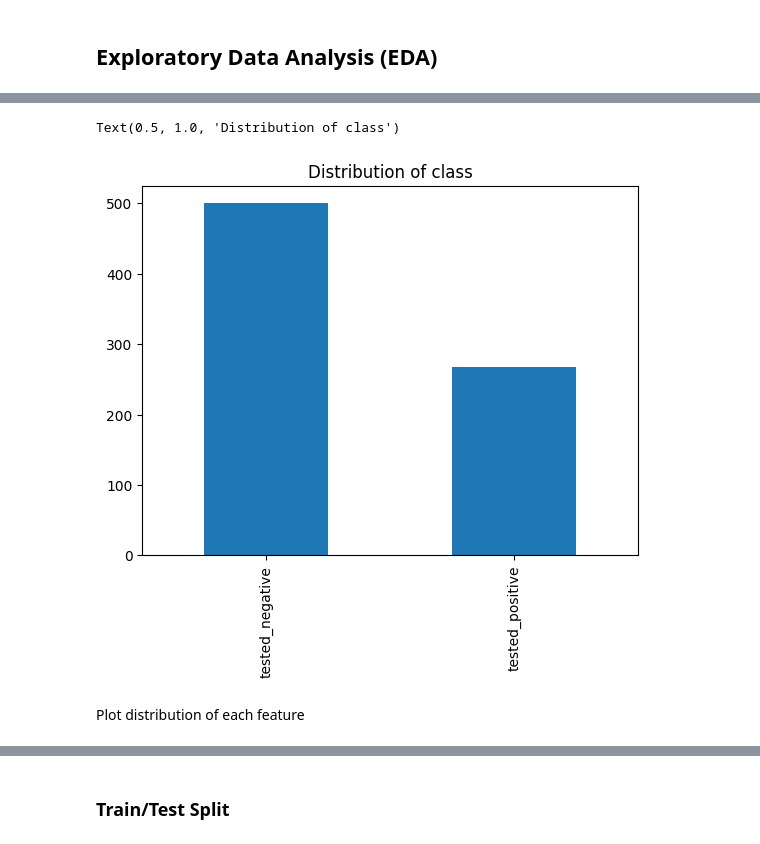
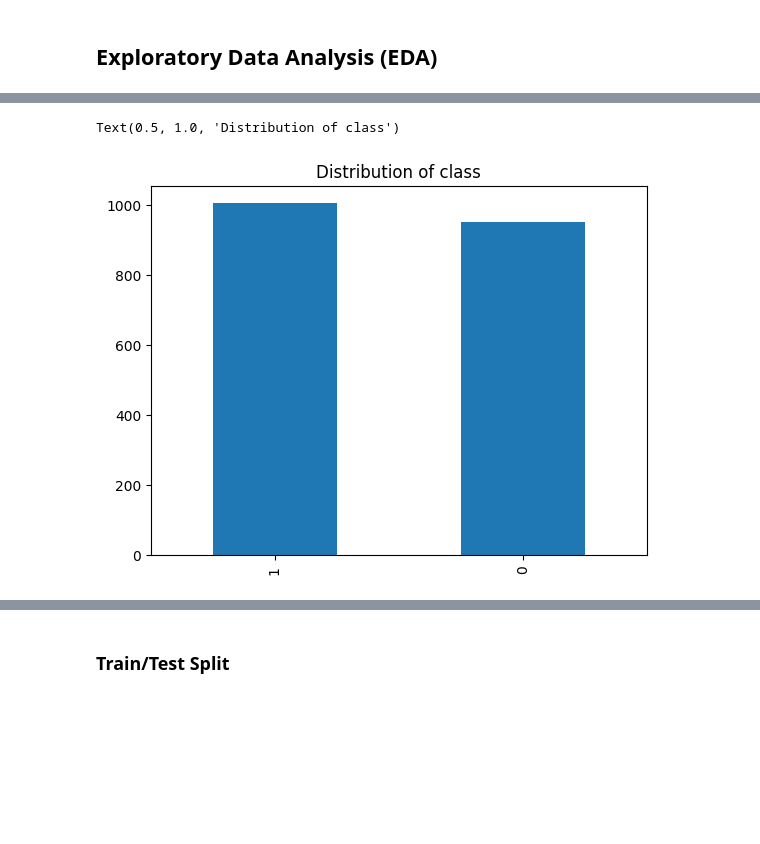
Before and after one commit to DarianFlorianVoda/FH-Karnten-Sem2, a Jupyter notebook: voda_NLP.ipynb, the cells around one changed output, grey strips where cells are left out. Saved outputs shown, nothing was run; the diff lists cells and outputs as text; code cells hidden in the pictures; blank space fills up the shorter version.

```diff
--- a/voda_NLP.ipynb
+++ b/voda_NLP.ipynb
@@ -9,7 +20,7 @@ import seaborn as sns
 # %% [markdown]
 ## Import dataset
 # %%
-df = pd.read_csv(r"C:\Users\daria\PycharmProjects\FH-Karnten-Sem2\diabetes.csv")
+df = pd.concat(map(pd.read_csv, [r'C:\Users\daria\PycharmProjects\FH-Karnten-Sem2\Youtube01-Psy.csv', r'C:\Users\daria\PycharmProjects\FH-Karnten-Sem2\Youtube02-KatyPerry.csv', r'C:\Users\daria\PycharmProjects\FH-Karnten-Sem2\Youtube03-LMFAO.csv', r'C:\Users\daria\PycharmProjects\FH-Karnten-Sem2\Youtube04-Eminem.csv', r'C:\Users\daria\PycharmProjects\FH-Karnten-Sem2\Youtube05-Shakira.csv']))
 print(f'data shape: {df.shape}')
 df.head(5)
 # %% [output]
@@ -81,8 +86,6 @@ df.groupby(['class']).describe()
 # %%
-df['class'].value_counts().plot(kind='bar')
+df['CLASS'].value_counts().plot(kind='bar')
 plt.title("Distribution of class")
 # %% [output]
 Text(0.5, 1.0, 'Distribution of class')
-[figure, old version]
+[figure, new version]
-# %% [markdown]
-Plot distribution of each feature
```
Also changed, not shown: parts of 95 cells of this notebook.
